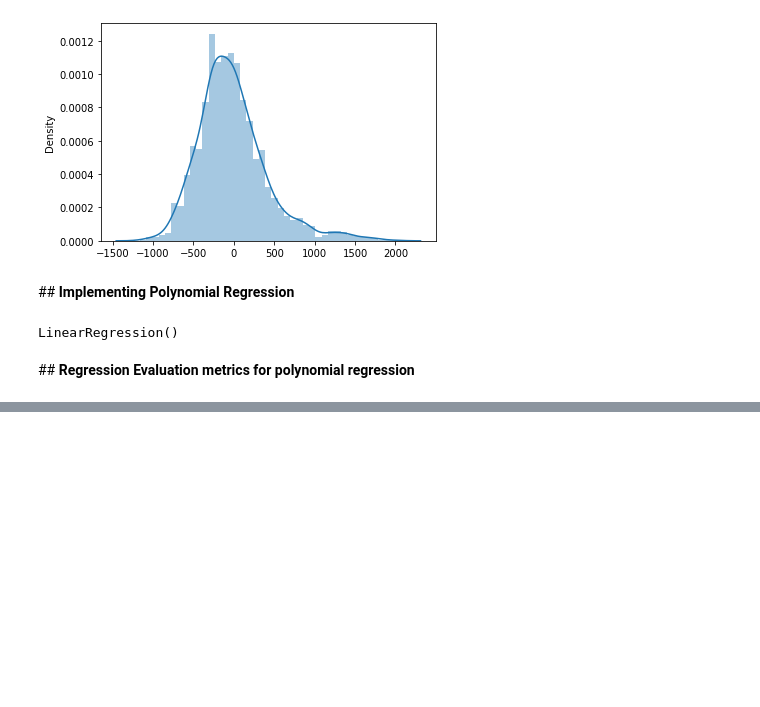
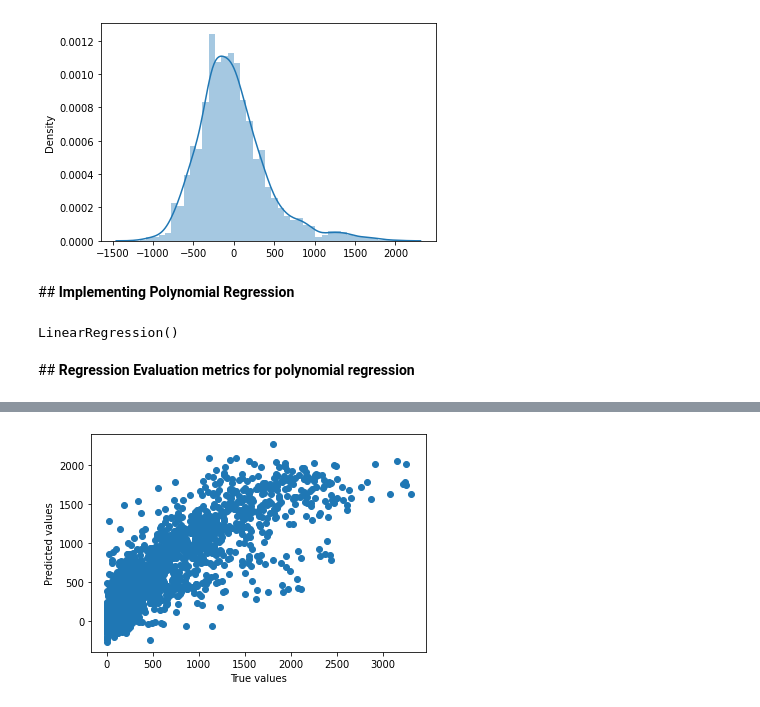
Before and after one commit to ShreedarshM/Bike-Sharing-Demand, a Jupyter notebook: Bike_Sharing_Demand_Prediction_Capstone_Project.ipynb, the cells around one changed output, grey strips where cells are left out. Saved outputs shown, nothing was run; the diff lists cells and outputs as text; code cells hidden in the pictures; blank space fills up the shorter version.

```diff
--- a/Bike_Sharing_Demand_Prediction_Capstone_Project.ipynb
+++ b/Bike_Sharing_Demand_Prediction_Capstone_Project.ipynb
@@ -518,0 +548,7 @@ y_pred_poly_test = lin_reg.predict(X_poly_test)
+# %%
+plt.scatter(y_test,y_pred_poly_test)
+plt.xlabel('True values')
+plt.ylabel('Predicted values')
+plt.show()
+# %% [output]
+[figure, added]
```
Also changed, not shown: parts of 18 cells of this notebook.
